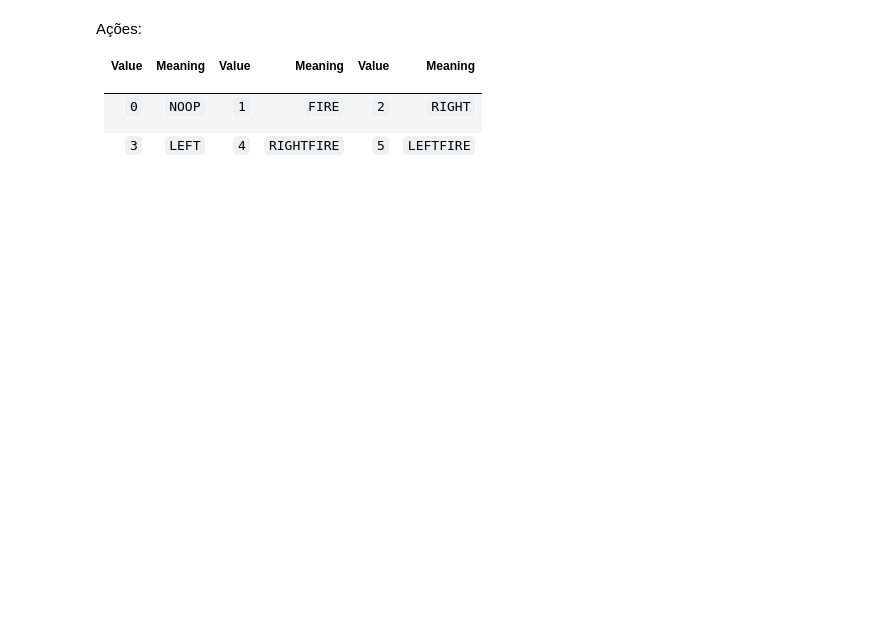
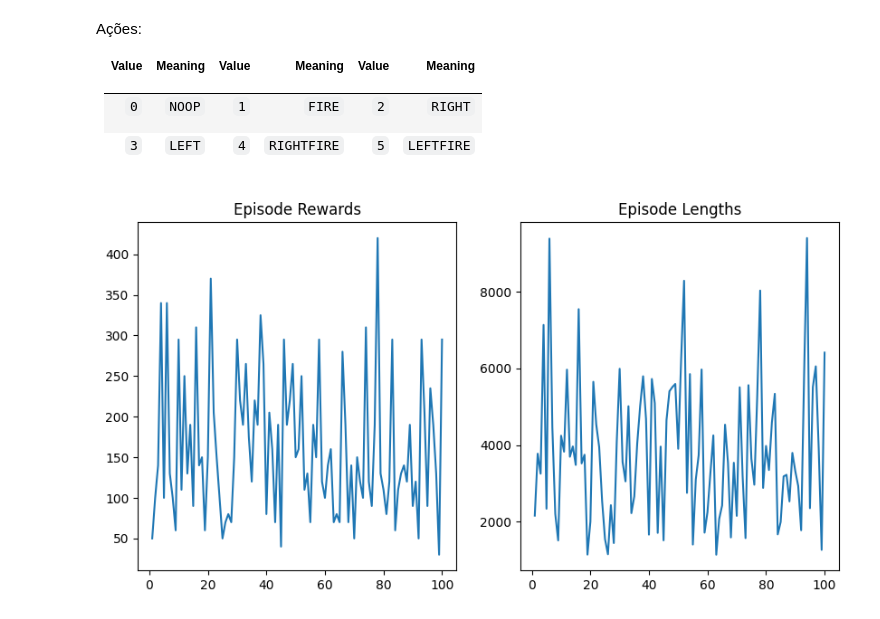
Before and after one commit to iaracastro/Reinforcement-Learning-in-Atari-Game, a Jupyter notebook: main.ipynb, the cells around one changed output. Cells and saved outputs as stored; diff of their text form; code cells hidden in the pictures; blank space fills up the shorter version.

```diff
--- a/main.ipynb
+++ b/main.ipynb
@@ -86,9 +169,17 @@ mapping = {
 # %%
-# ALE/DemonAttack-v5 skips 4 frames
-game = Game(
+"""
+ALE/DemonAttack-v5 pula 4 frames, que é indesejado.
+Possíveis argumentos são:
+mode: {1, 3, 5, 7}
+difficulty: {0, 1, 2, 3}
+"""
+game = AtariGame(
     "DemonAttackNoFrameskip-v4",
-    # RLAgent(n_actions, (105, 80)),
-    Agent(n_actions),
+    RandomAgent(n_actions, random_seed=42),
     rotated=True,
     human_agent=HumanAgent(mapping)
 )
+game.test(max_episodes=100)
+game.plot_results()
+# %% [output]
+[figure, added]
```
Also changed, not shown: parts of 19 cells of this notebook, 9 other files.
